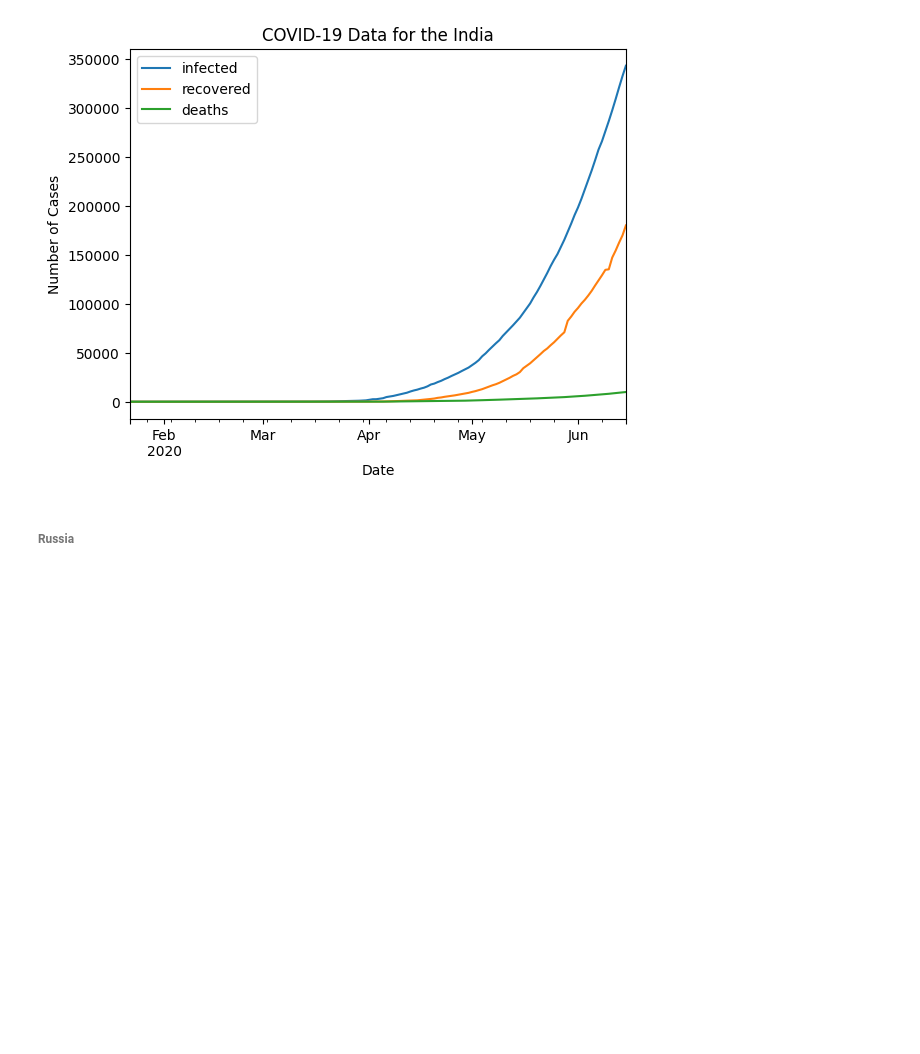
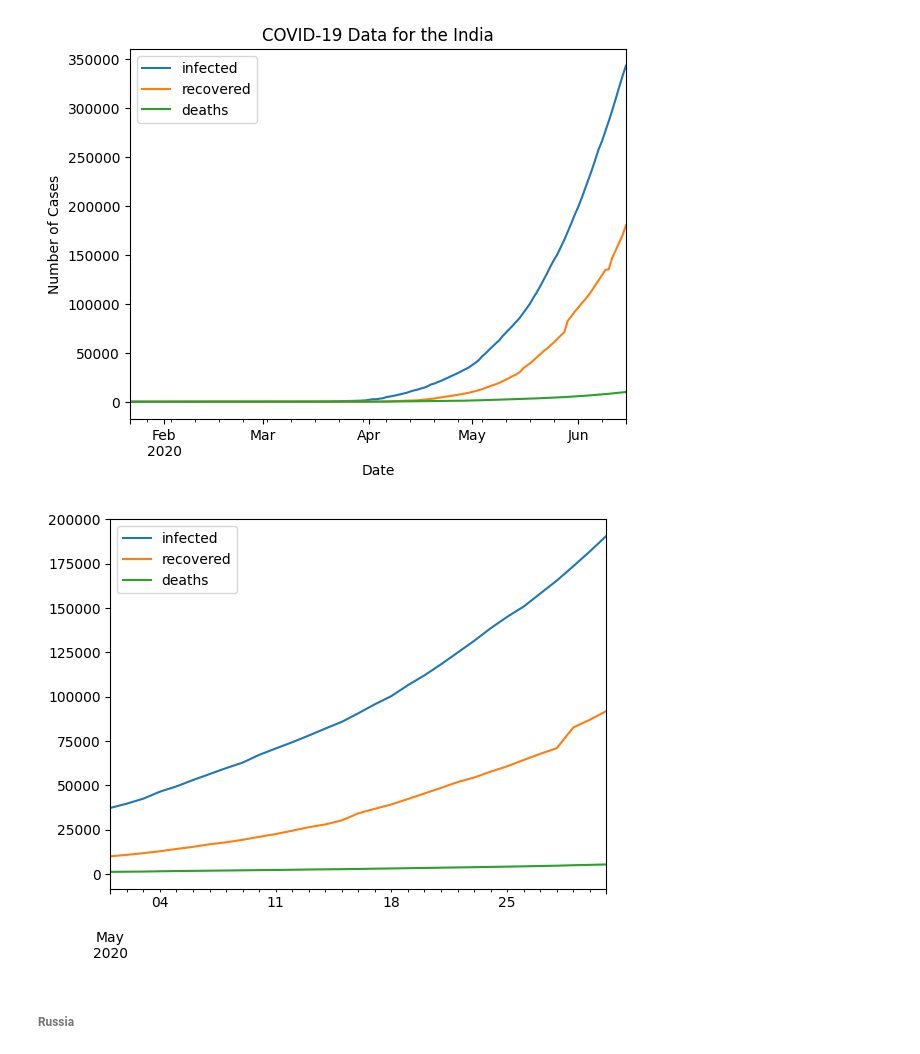
Before and after one commit to nurfkutlu/Data-Science-Sisterlab, a Jupyter notebook: Exercises/HW/Week2/Analysis-of-covid19.ipynb, the cells around one changed output. Cells and saved outputs as stored; diff of their text form; code cells hidden in the pictures; blank space fills up the shorter version.

```diff
--- a/Exercises/HW/Week2/Analysis-of-covid19.ipynb
+++ b/Exercises/HW/Week2/Analysis-of-covid19.ipynb
@@ -183,3 +214,11 @@ Length: 150, dtype: int64
 # %%
 #province dropped
 deaths =deaths.drop(columns=["Province/State"]) #dropped ane renamed for sustainability
+
+
+#dropta kalıcı olacak diğer method ;
+"""
+deaths.drop(columns=["Province/State"],inplace=True)
+fakat kullanişli bşr method değil. yukaridaki atama methoduna devam
+
+"""
@@ -247,3 +290,5 @@ Index(['Country/Region', '1/22/20', '1/23/20', '1/24/20', '1/25/20', '1/26/20',
+# %%
+country=pd.read_csv('C:/Users/Hp/Desktop/SistersLab/Data-Science-Sisterlab/Data-Science-Sisterlab/Exercises/HW/Week2/data/UID_ISO_FIPS_LookUp_Table.csv')
 # %% [markdown]
 #### Data Analysis
 # %% [markdown]
@@ -326,11 +371,19 @@ As I understand , we can analyse
 I concatanate my table to visualisation of all variables in a 1 graph.
 I created a function to use all condition.
 # %%
-def df_country(country):
-    df = pd.DataFrame({ 'infected' : infected.loc[country] ,
+"""
+Take country name as parameter, return infected,recovered,deaths values as timeseries table.
+"""
+
+
+def df_country(country):           #def df_country(country:str) şeklinde ifade de edebiliriz. (STR)
+    df = pd.DataFrame({
+        'infected' : infected.loc[country] ,
                         'recovered' : recovered.loc[country],
-                        'deaths' : deaths.loc[country]})
-    df.index = pd.to_datetime(df.index) #index base on date
+                        'deaths' : deaths.loc[country]
+                        })
+    df.index = pd.to_datetime(df.index,format="%m/%d/%y") #index base on date #index method
+    #bizim tarihlerimiz string'ler şu anda. bu veri tipleri data type olarak date yapmamız gerekli.!!
     return df
 
 #Function name = df_country
@@ -578,6 +631,13 @@ plt.show()
 # %% [output]
 Axes(0.125,0.11;0.775x0.77)
 [figure]
+# %%
+# IN[(IN.index.year==2020)&(IN.index.month==5)]['infected'].plot() #based on a column
+#rolling.window method ile de aradaki farkları görebiliriz.
+IN[(IN.index.year==2020)&(IN.index.month==5)].plot() #for special areas
+plt.show()
+# %% [output]
+[figure, added]
 # %% [markdown]
 ###### Russia
 # %%
```
Also changed, not shown: parts of 6 cells of this notebook, 1 other file.
